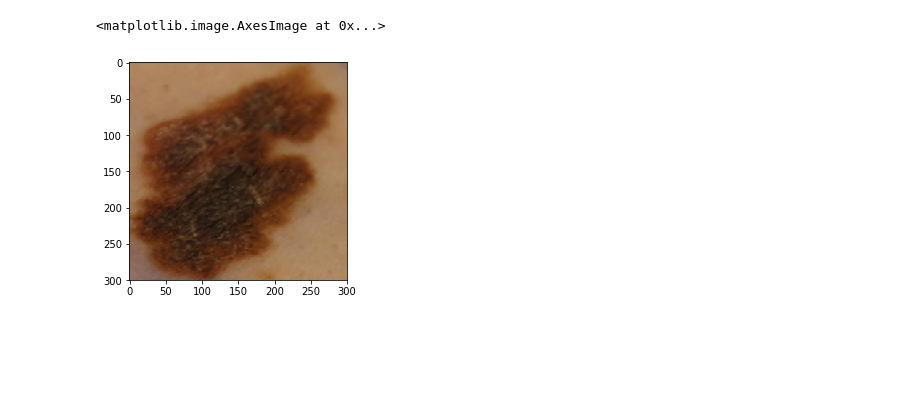
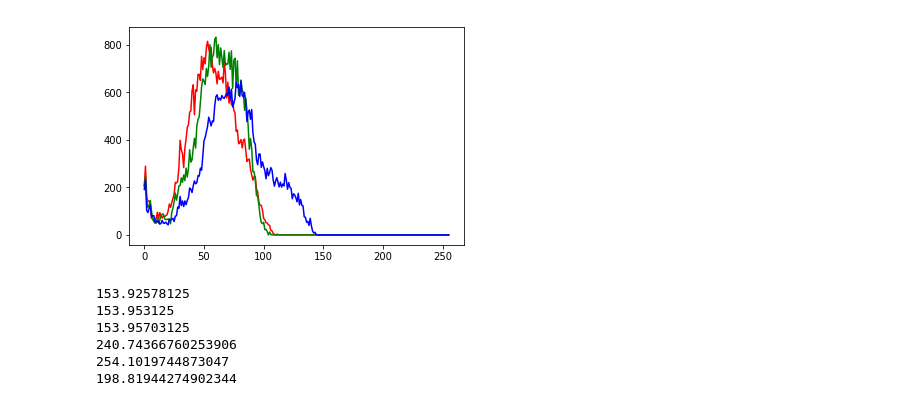
Before and after one commit to thiago092/melanoma_recognition, a Jupyter notebook: melanoma.ipynb, the cells around one changed output. Saved outputs shown, nothing was run; the diff lists cells and outputs as text; code cells hidden in the pictures; blank space fills up the shorter version.

```diff
--- a/melanoma.ipynb
+++ b/melanoma.ipynb
@@ -155,10 +88,40 @@ plt.show()
-# %%
-processed_image1 = processed_image[:,:,::-1]
-
-plt.imshow(processed_image1)
-# %% [output]
-<matplotlib.image.AxesImage at 0x...>
-[figure, removed]
+# %%
+#processamento cor
+
+hist1 = cv2.calcHist([inpaint], [0], None, [256], [1, 256])
+hist2 = cv2.calcHist([inpaint], [1], None, [256], [1, 256])
+hist3 = cv2.calcHist([inpaint], [2], None, [256], [1, 256])
+
+mean1 = np.mean(hist1).item()
+mean2 = np.mean(hist2).item()
+mean3 = np.mean(hist3).item()
+
+std1 = np.std(hist1).item()
+std2 = np.std(hist2).item()
+std3 = np.std(hist3).item()
+
+plt.plot(hist1, color='r')
+plt.plot(hist2, color='g')
+plt.plot(hist3, color='b')
+
+plt.show()
+
+
+print(mean1)
+print(mean2)
+print(mean3)
+
+print(std1)
+print(std2)
+print(std3)
+# %% [output]
+[figure, added]
+153.92578125
+153.953125
+153.95703125
+240.74366760253906
+254.1019744873047
+198.81944274902344
 # %%
 # analise simetria
 
```
Also changed, not shown: parts of 11 cells of this notebook.
